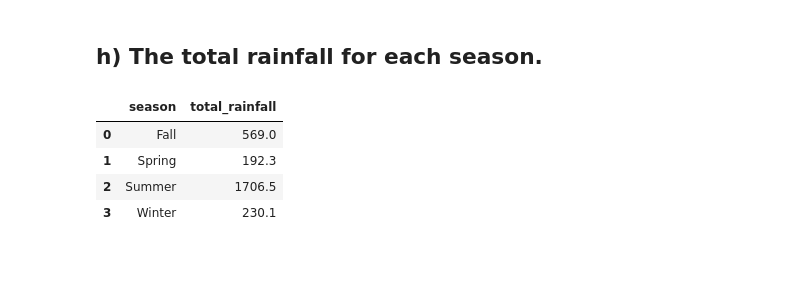
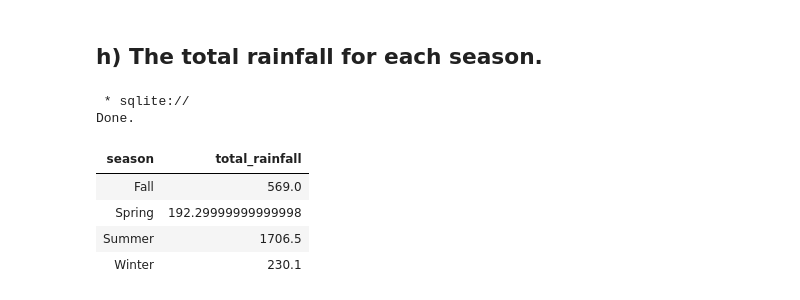
Before and after one commit to franciszerogc/Fangji.Chen.BDAT1004PS2, a Jupyter notebook: Fangji.Chen.BDAT1004PS2.ipynb, the cells around one changed output. Cells and saved outputs as stored; diff of their text form; code cells hidden in the pictures; blank space fills up the shorter version.

```diff
--- a/Fangji.Chen.BDAT1004PS2.ipynb
+++ b/Fangji.Chen.BDAT1004PS2.ipynb
@@ -381,17 +422,18 @@ group by city
 # %% [markdown]
 ## h) The total rainfall for each season.
 # %%
-sqldf("""
+%%sql
 SELECT
     season
     ,sum(rain) as total_rainfall
-FROM df
+FROM tb
 group by season
 ;
-""", globals())
 # %% [output]
+ * sqlite://
+Done.
-|  | season | total_rainfall |
-| 0 | Fall | 569.0 |
-| 1 | Spring | 192.3 |
-| 2 | Summer | 1706.5 |
-| 3 | Winter | 230.1 |
+| season | total_rainfall |
+| Fall | 569.0 |
+| Spring | 192.29999999999998 |
+| Summer | 1706.5 |
+| Winter | 230.1 |
```
Also changed, not shown: parts of 42 cells of this notebook.
